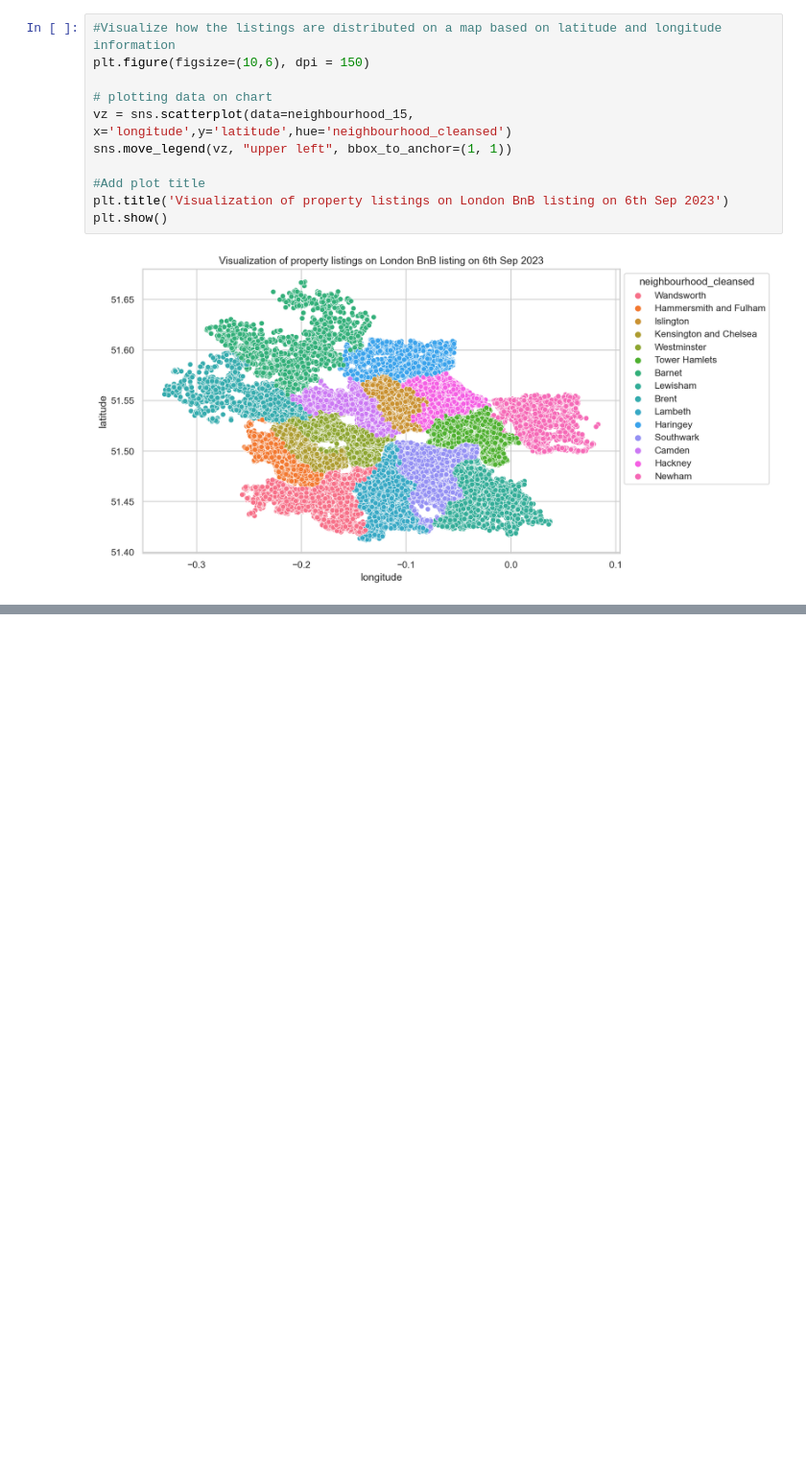
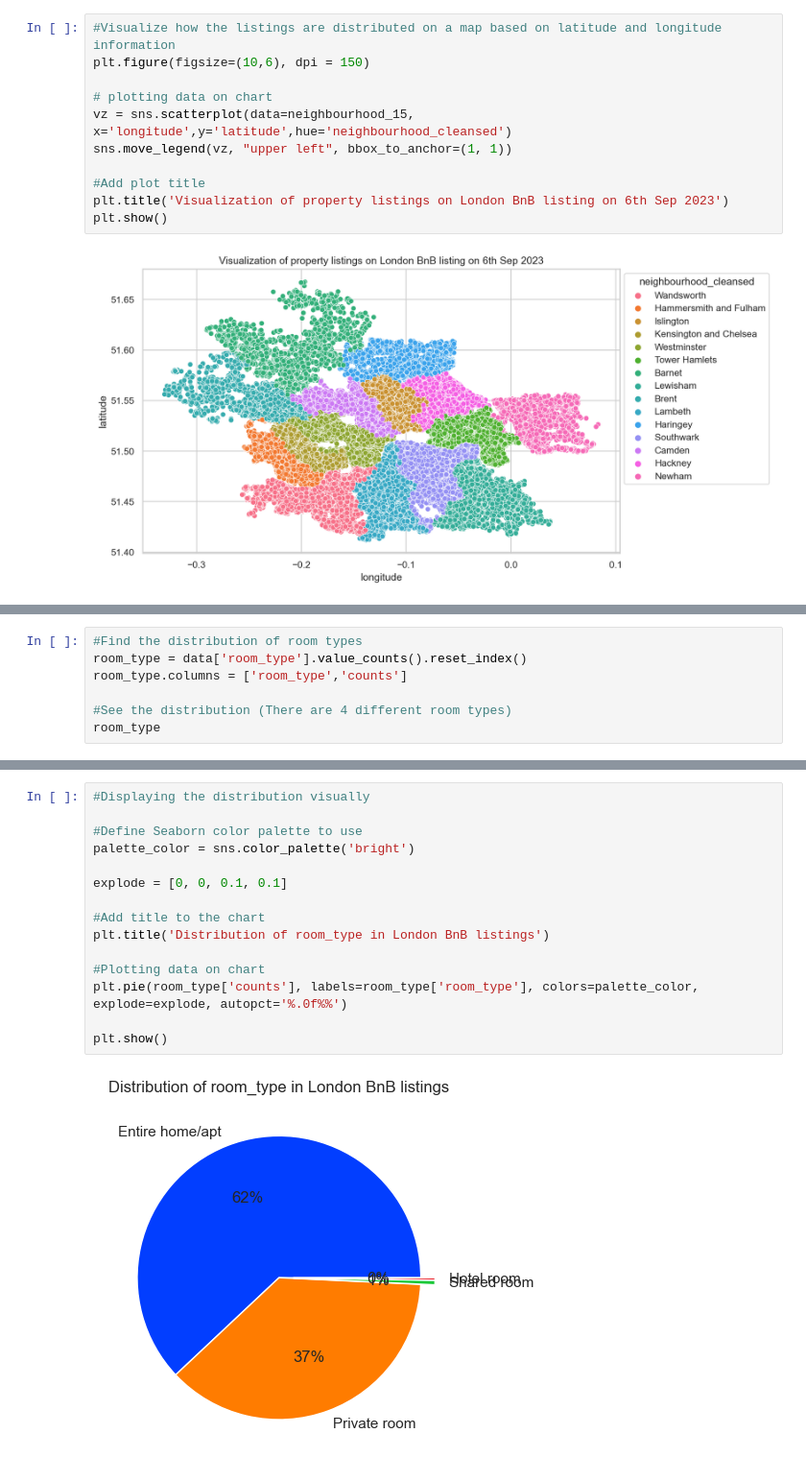
Before and after one commit to aravindkg7/Data-Science-Projects, a Jupyter notebook: Data Analysis - London BnB listings.ipynb, the cells around one changed output, grey strips where cells are left out. Shown at 96% size. Drawn from its saved outputs; the diff is of its cells as text; blank space fills up the shorter version.

Commit message:
Analysis 2 - Types of rooms available

```diff
--- a/Data Analysis - London BnB listings.ipynb
+++ b/Data Analysis - London BnB listings.ipynb
@@ -192,0 +196,7 @@ plt.show()
+# %%
+#Find the distribution of room types
+room_type = data['room_type'].value_counts().reset_index()
+room_type.columns = ['room_type','counts']
+
+#See the distribution (There are 4 different room types)
+room_type
@@ -192,0 +209,17 @@ plt.show()
+# %%
+#Displaying the distribution visually
+
+#Define Seaborn color palette to use
+palette_color = sns.color_palette('bright')
+
+explode = [0, 0, 0.1, 0.1]
+
+#Add title to the chart
+plt.title('Distribution of room_type in London BnB listings')
+
+#Plotting data on chart
+plt.pie(room_type['counts'], labels=room_type['room_type'], colors=palette_color, explode=explode, autopct='%.0f%%')
+
+plt.show()
+# %% [output]
+[figure, added]
```
Also changed, not shown: parts of 6 cells of this notebook, 1 other file.
